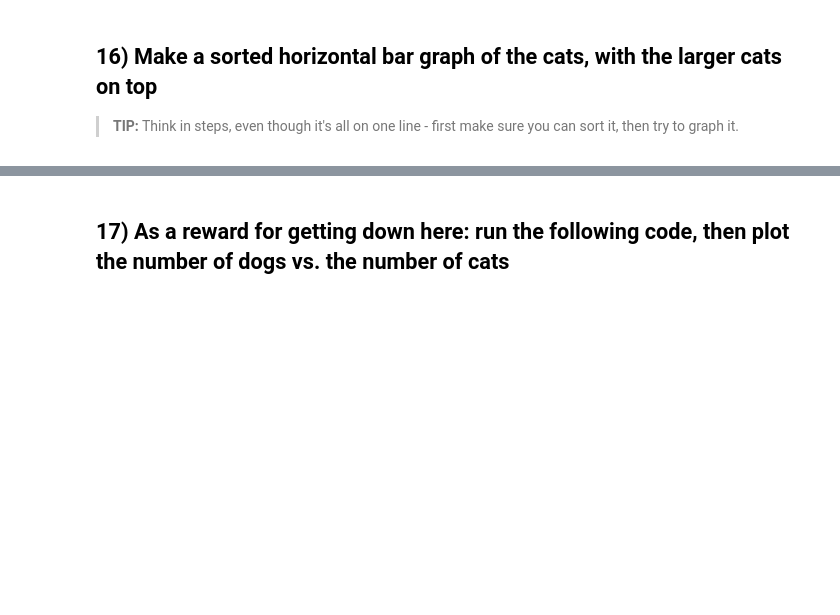
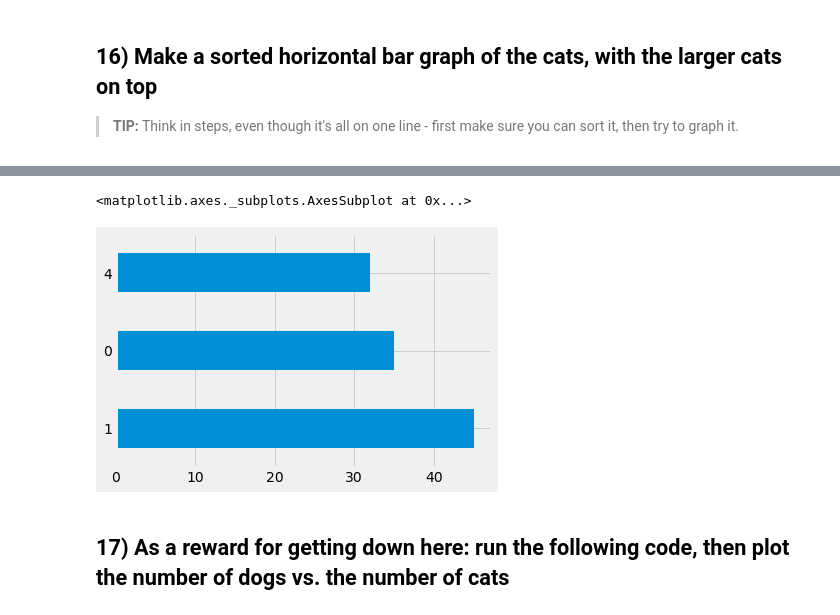
Before and after one commit to adaskalopoulou/foundations, a Jupyter notebook: 05 - pandas intro (animals dataset).ipynb, the cells around one changed output, grey strips where cells are left out. Cells and saved outputs as stored; diff of their text form; code cells hidden in the pictures; blank space fills up the shorter version.

```diff
--- a/05 - pandas intro (animals dataset).ipynb
+++ b/05 - pandas intro (animals dataset).ipynb
@@ -171,3 +250,8 @@ We didn't talk about how to make a histogram in class! It **does not** use `plot
+# %%
+cats.sort_values(by="length", ascending=False)['length'].plot(kind='barh')
+# %% [output]
+<matplotlib.axes._subplots.AxesSubplot at 0x...>
+[figure, added]
 # %% [markdown]
 ## 17) As a reward for getting down here: run the following code, then plot the number of dogs vs. the number of cats
 # %%
```
Also changed, not shown: parts of 14 cells of this notebook, 1 other file.
